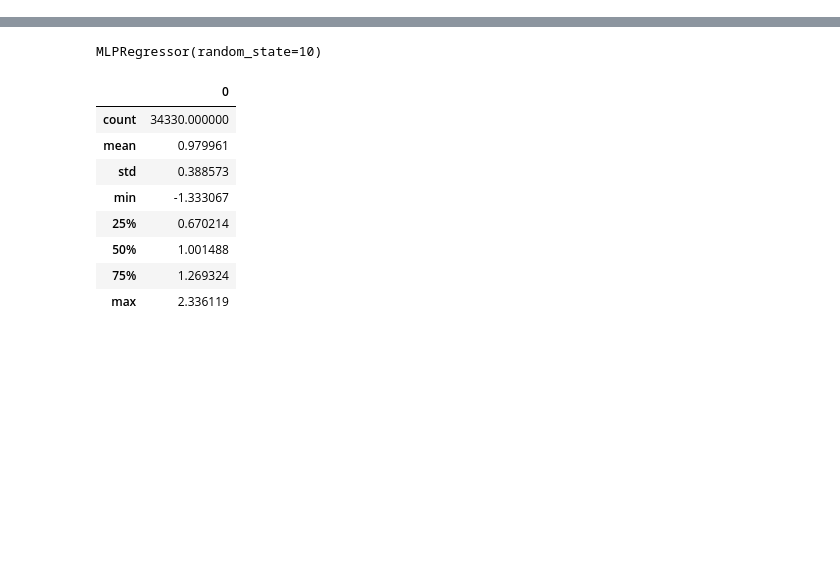
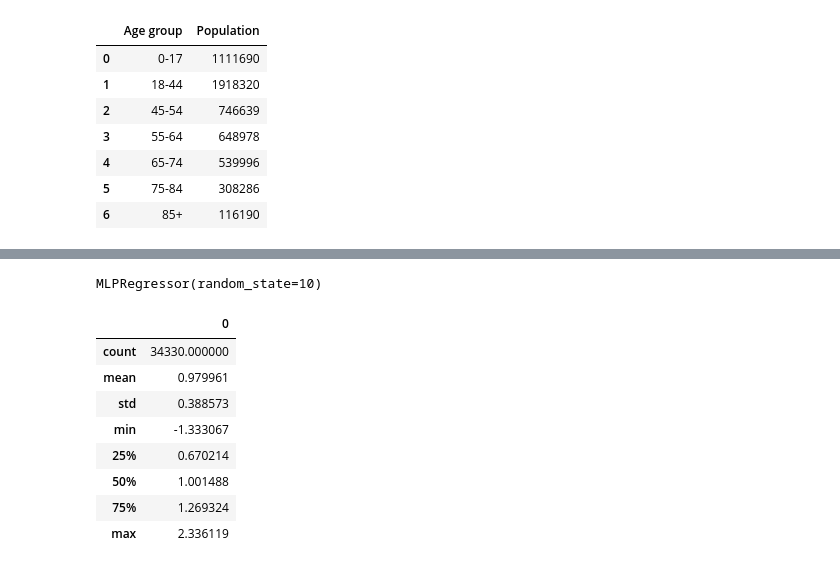
Before and after one commit to bendiknordeng/Epidemiologic-Strategies, a Jupyter notebook: epidemics.ipynb, the cells around one changed output, grey strips where cells are left out. Saved outputs shown, nothing was run; the diff lists cells and outputs as text; code cells hidden in the pictures; blank space fills up the shorter version.

```diff
--- a/epidemics.ipynb
+++ b/epidemics.ipynb
@@ -17,0 +24,11 @@ population = utils.generate_custom_population(config.age_bins, labels)
+# %%
+age_group_pop
+# %% [output]
+|  | Age group | Population |
+| 0 | 0-17 | 1111690 |
+| 1 | 18-44 | 1918320 |
+| 2 | 45-54 | 746639 |
+| 3 | 55-64 | 648978 |
+| 4 | 65-74 | 539996 |
+| 5 | 75-84 | 308286 |
+| 6 | 85+ | 116190 |
```
Also changed, not shown: parts of 4 cells of this notebook, 2 other files.
